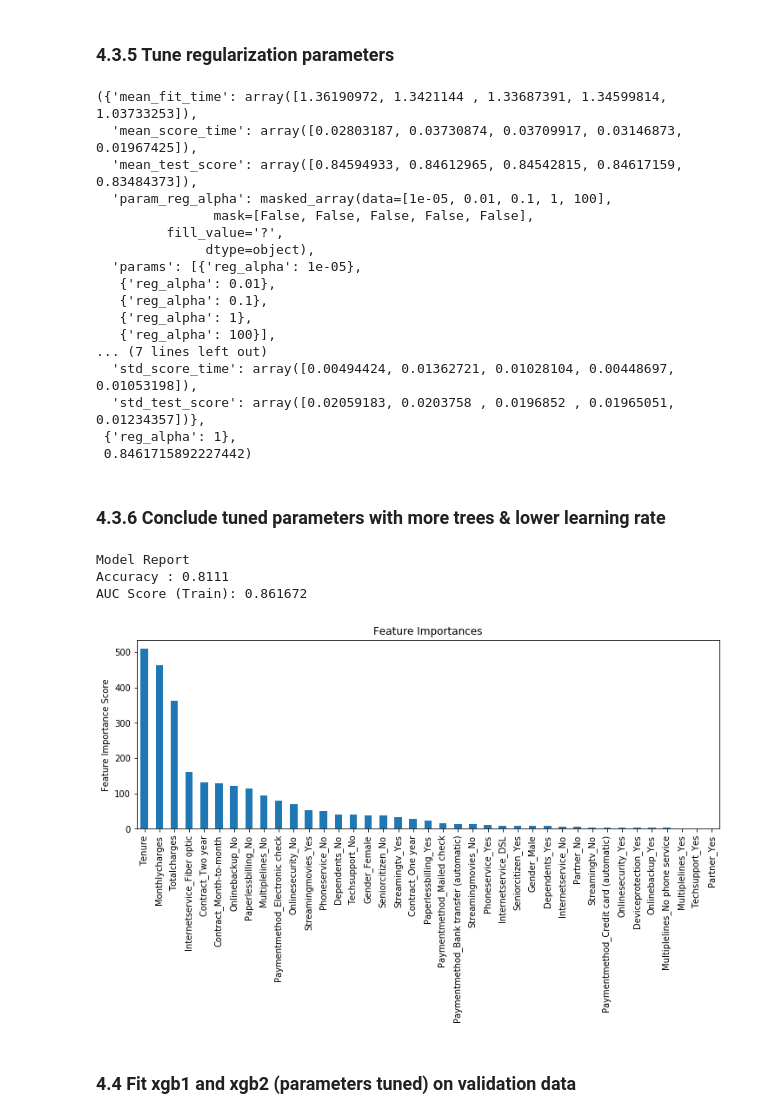
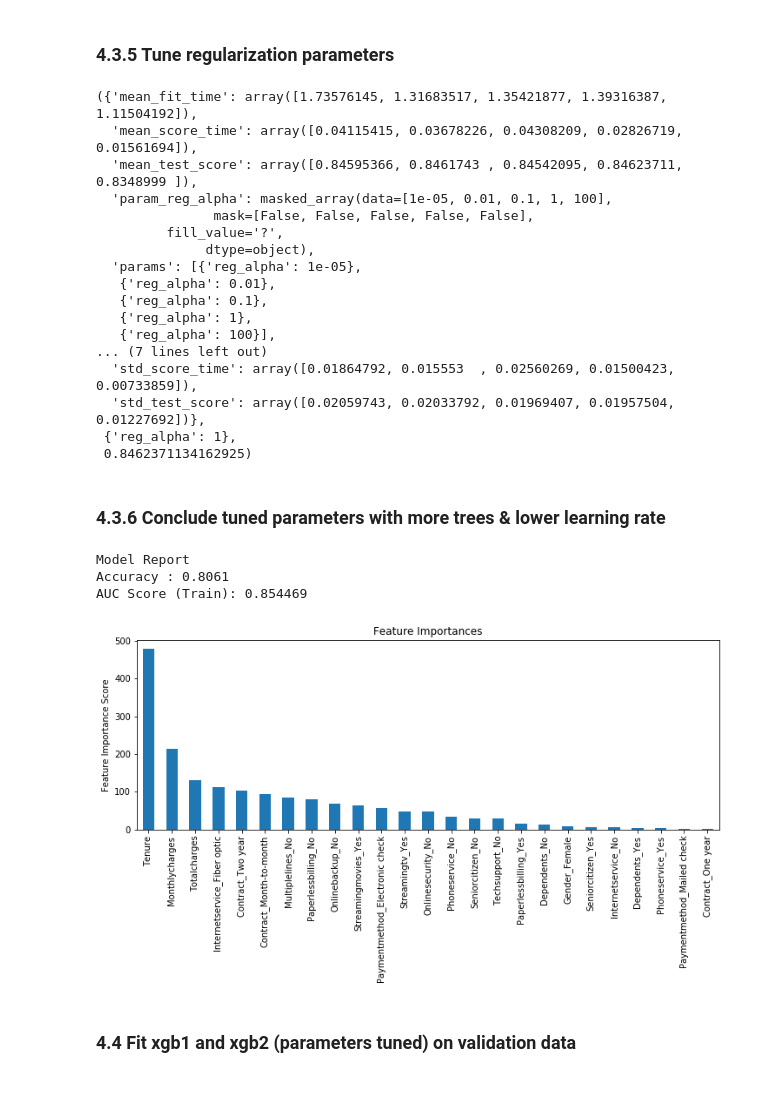
Before and after one commit to eddiecylin/Data-science-projects, a Jupyter notebook: Telcom-churn-prediction/Telco_churn_prediction.ipynb, the cells around one changed output. Cells and saved outputs as stored; diff of their text form; code cells hidden in the pictures; blank space fills up the shorter version.

```diff
--- a/Telcom-churn-prediction/Telco_churn_prediction.ipynb
+++ b/Telcom-churn-prediction/Telco_churn_prediction.ipynb
@@ -484,6 +478,17 @@ X_val_logit = X_val[['Tenure', 'Monthlycharges', 'Totalcharges']].join(dummies2)
 
 dummies3 = pd.get_dummies(X_test[dummies_col])
 X_test_logit = X_test[['Tenure', 'Monthlycharges', 'Totalcharges']].join(dummies3)
+# %%
+# scale continuous features for test, validate, and test data
+
+from sklearn.preprocessing import MinMaxScaler
+scaler = MinMaxScaler()
+
+X_train_logit[['Tenure', 'Monthlycharges', 'Totalcharges']] = scaler.fit_transform(X_train_logit[['Tenure', 'Monthlycharges', 'Totalcharges']])
+
+X_val_logit[['Tenure', 'Monthlycharges', 'Totalcharges']] = scaler.fit_transform(X_val_logit[['Tenure', 'Monthlycharges', 'Totalcharges']])
+
+X_test_logit[['Tenure', 'Monthlycharges', 'Totalcharges']] = scaler.fit_transform(X_test_logit[['Tenure', 'Monthlycharges', 'Totalcharges']])
 # %%
 # fit 1st logistic model and check accuracy
 
@@ -532,9 +539,9 @@ print(rfe.ranking_)
 # %%
 # get selected column indexes
 
-index = [False, False, False, False, False, False, False, False, False, False, True, False,
- False, False, False, False, True, True, False, True, False, False, True, False,
- False, False, False, False, True, False, False, False, False, False, False, False,
+index = [True, False, True, False, False, False, False, False, False, False, False, False,
+  True, False, False, False, False, True, False, True, False, False, True, False,
+ False, False, False, False, False, False, False, False, False, False, False, False,
  False, True, False, True, False, True, False, False, True, False]
 
 select_col = []
@@ -712,7 +719,7 @@ param_test2 = {
 gsearch2 = GridSearchCV(estimator = XGBClassifier(learning_rate =0.1, n_estimators=140, max_depth=5,
  min_child_weight=1, gamma=0, subsample=0.8, colsample_bytree=0.8,
  objective= 'binary:logistic', nthread=4, scale_pos_weight=1, seed=27),
- param_grid = param_test2, scoring='roc_auc',n_jobs=4,iid=False, cv=)
+ param_grid = param_test2, scoring='roc_auc',n_jobs=4,iid=False, cv=5)
 
 gsearch2.fit(X_train_XGB,y_train)
 gsearch2.cv_results_, gsearch2.best_params_, gsearch2.best_score_
@@ -773,8 +780,8 @@ gsearch3.cv_results_, gsearch3.best_params_, gsearch3.best_score_
  0.847180014746792)
 # %%
 param_test4 = {
- 'max_depth':range(0,1,2),
- 'min_child_weight':range(0,1,2)
+ 'max_depth':range(1,2,3),
+ 'min_child_weight':range(1,2,3)
 }
 
 gsearch4 = GridSearchCV(estimator = XGBClassifier(learning_rate =0.1, n_estimators=140, max_depth=5,
@@ -785,5 +792,5 @@ gsearch4 = GridSearchCV(estimator = XGBClassifier(learning_rate =0.1, n_estimato
 gsearch4.fit(X_train_XGB,y_train)
 gsearch4.cv_results_, gsearch4.best_params_, gsearch4.best_score_
 
-# result shows max_depth =2, min_child_weight = 2 is still a better setting with accuracy = .85)
+# result shows max_depth = 1, min_child_weight = 1 is still a better setting with accuracy = .85)
 # %% [output]
@@ -887,9 +894,9 @@ gsearch7.cv_results_, gsearch7.best_params_, gsearch7.best_score_
 
 # reg_alpha= 1 is the optimal setting, but no significant improvement in accuracy
 # %% [output]
-({'mean_fit_time': array([1.36190972, 1.3421144 , 1.33687391, 1.34599814, 1.03733253]),
-  'mean_score_time': array([0.02803187, 0.03730874, 0.03709917, 0.03146873, 0.01967425]),
-  'mean_test_score': array([0.84594933, 0.84612965, 0.84542815, 0.84617159, 0.83484373]),
+({'mean_fit_time': array([1.73576145, 1.31683517, 1.35421877, 1.39316387, 1.11504192]),
+  'mean_score_time': array([0.04115415, 0.03678226, 0.04308209, 0.02826719, 0.01561694]),
+  'mean_test_score': array([0.84595366, 0.8461743 , 0.84542095, 0.84623711, 0.8348999 ]),
   'param_reg_alpha': masked_array(data=[1e-05, 0.01, 0.1, 1, 100],
                mask=[False, False, False, False, False],
          fill_value='?',
@@ -900,37 +907,37 @@ gsearch7.cv_results_, gsearch7.best_params_, gsearch7.best_score_
    {'reg_alpha': 1},
    {'reg_alpha': 100}],
 ... (7 lines left out)
-  'std_score_time': array([0.00494424, 0.01362721, 0.01028104, 0.00448697, 0.01053198]),
-  'std_test_score': array([0.02059183, 0.0203758 , 0.0196852 , 0.01965051, 0.01234357])},
+  'std_score_time': array([0.01864792, 0.015553  , 0.02560269, 0.01500423, 0.00733859]),
+  'std_test_score': array([0.02059743, 0.02033792, 0.01969407, 0.01957504, 0.01227692])},
  {'reg_alpha': 1},
- 0.8461715892227442)
+ 0.8462371134162925)
 # %% [markdown]
 ### 4.3.6 Conclude tuned parameters with more trees & lower learning rate
 # %%
 xgb2 = XGBClassifier(
  learning_rate =0.01,
  n_estimators=5000,
- max_depth=2,
- min_child_weight=2,
+ max_depth=1,
+ min_child_weight=1,
  gamma=0.4,
  subsample=0.8,
  colsample_bytree=0.8,
  reg_alpha=1,
  objective= 'binary:logistic',
  nthread=4,
  scale_pos_weight=1,
  seed=27)
 
 # fit XGBoost model again with optimized parameters
 XGBmodelfit(xgb2, X_train_XGB, y_train, features)
 
 # accuracy .81, auc .86 (compared to xgb1(before tuning).83(from .81); auc= .89)
 # result shows that optimized parameters do not yield better result
 # %% [output]
 Model Report
-Accuracy : 0.8111
-AUC Score (Train): 0.861672
+Accuracy : 0.8061
+AUC Score (Train): 0.854469
-[figure, old version]
+[figure, new version]
 # %% [markdown]
 ### 4.4 Fit xgb1 and xgb2 (parameters tuned) on validation data
 # %%
```
Also changed, not shown: parts of 21 cells of this notebook.
